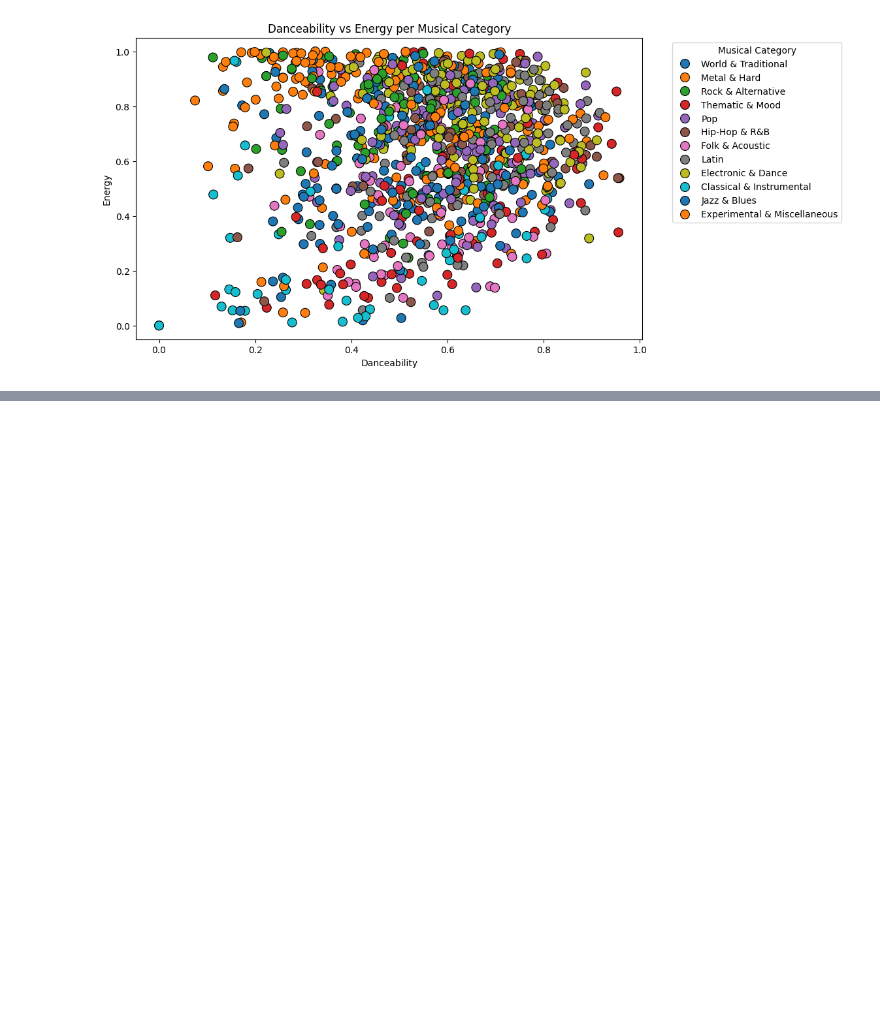
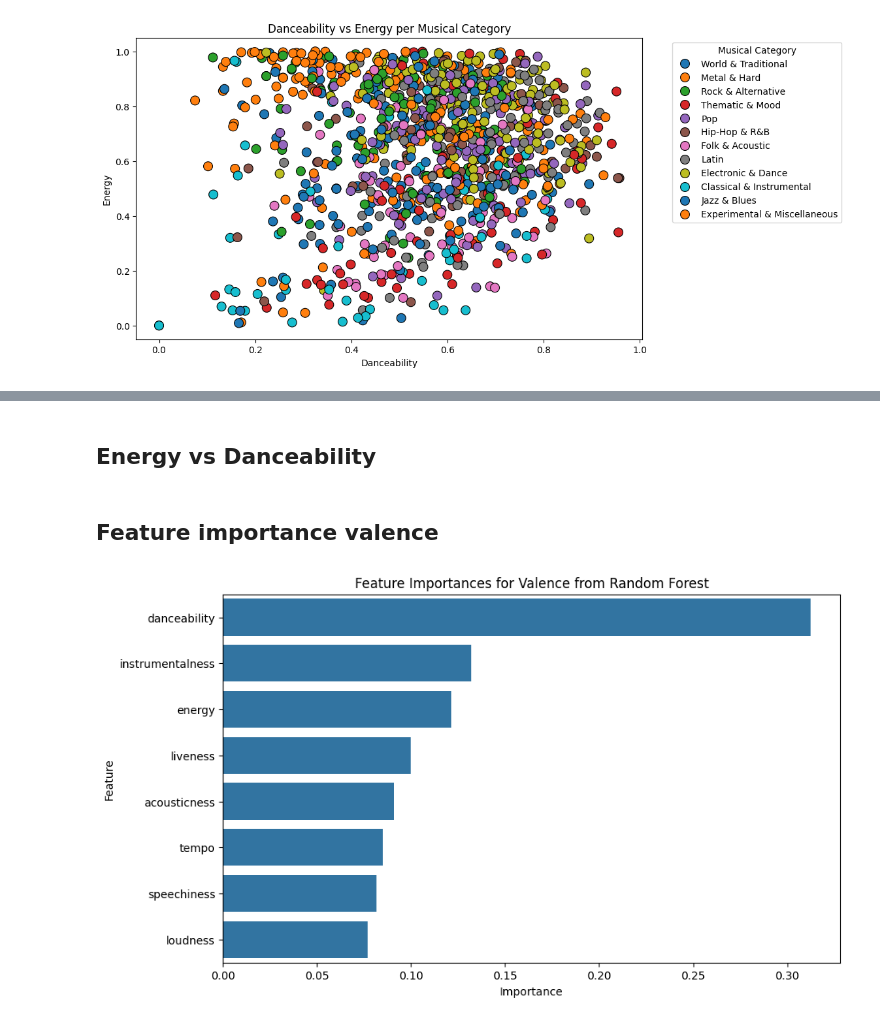
Before and after one commit to ClaudiaGambi/PPM, a Jupyter notebook: visualisation.ipynb, the cells around one changed output, grey strips where cells are left out. Drawn from its saved outputs; the diff is of its cells as text; code cells hidden in the pictures; blank space fills up the shorter version.

```diff
--- a/visualisation.ipynb
+++ b/visualisation.ipynb
@@ -520,0 +554,36 @@ plt.show()
+# %% [markdown]
+## Energy vs Danceability
+# %% [markdown]
+## Feature importance valence
+# %%
+from sklearn.ensemble import RandomForestRegressor
+from sklearn.model_selection import train_test_split
+
+# Prepare the data
+# Select features and target
+features = tracklist_short[['danceability', 'energy', 'tempo', 'loudness', 'speechiness', 'acousticness', 'instrumentalness', 'liveness']]
+target = tracklist_short['valence']
+
+# Split the data into training and testing sets
+X_train, X_test, y_train, y_test = train_test_split(features, target, test_size=0.2, random_state=42)
+
+# Train the Random Forest model
+rf_model = RandomForestRegressor(n_estimators=100, random_state=42)
+rf_model.fit(X_train, y_train)
+
+# Extract feature importances
+feature_importances = rf_model.feature_importances_
+
+# Create a DataFrame for visualization
+feature_importances_df = pd.DataFrame({
+    'Feature': features.columns,
+    'Importance': feature_importances
+}).sort_values(by='Importance', ascending=False)
+
+# Plot the feature importances
+plt.figure(figsize=(10, 6))
+sns.barplot(x='Importance', y='Feature', data=feature_importances_df)
+plt.title('Feature Importances for Valence from Random Forest')
+plt.show()
+# %% [output]
+[figure, added]
```
Also changed, not shown: parts of 4 cells of this notebook.
